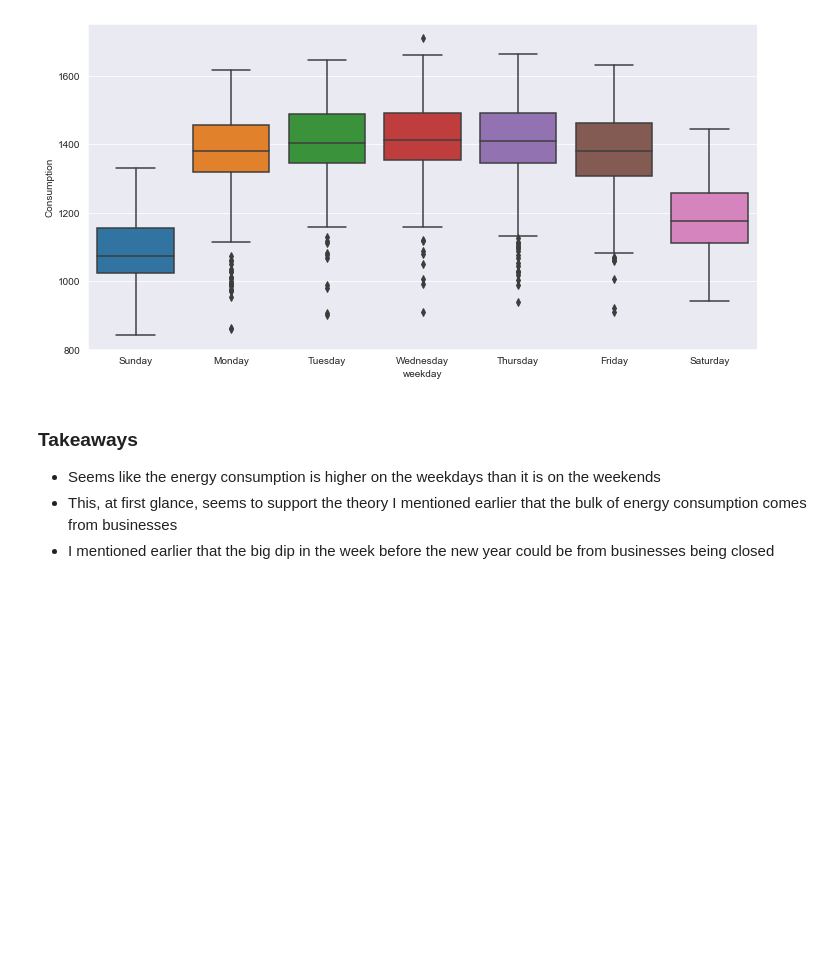
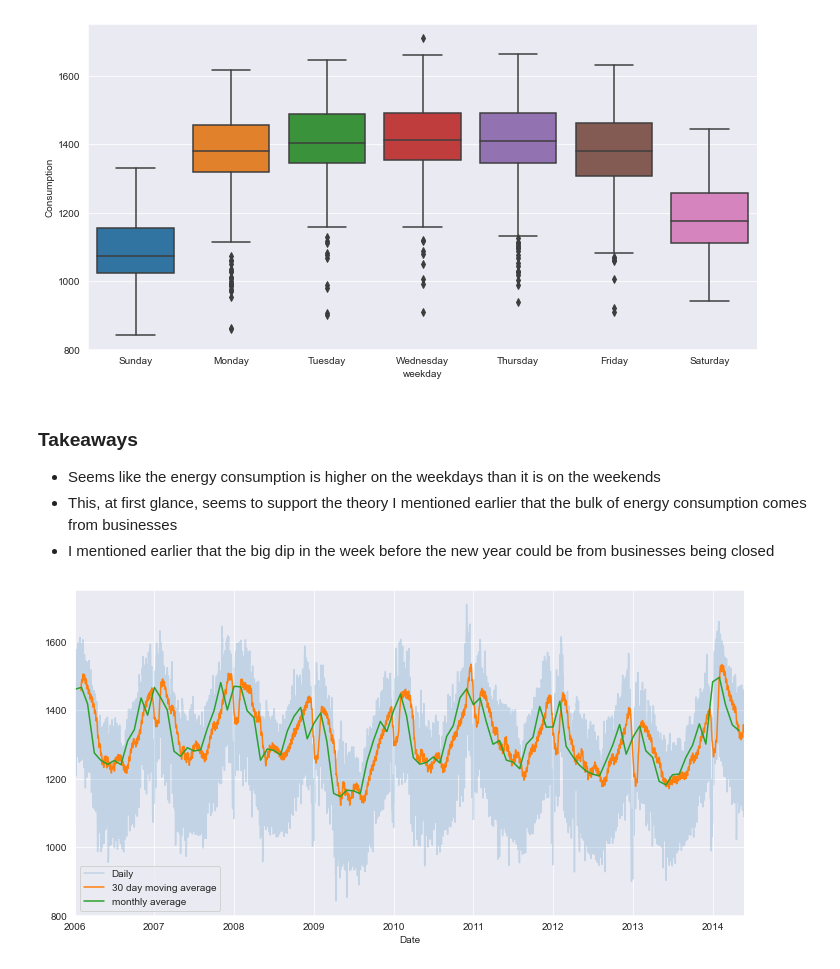
Before and after one commit to HeatherOrtegaMcMillan/time-series-exercises, a Jupyter notebook: explore.ipynb, the cells around one changed output. Saved outputs shown, nothing was run; the diff lists cells and outputs as text; code cells hidden in the pictures; blank space fills up the shorter version.

```diff
--- a/explore.ipynb
+++ b/explore.ipynb
@@ -494,3 +494,12 @@ y = train.Consumption
 - Seems like the energy consumption is higher on the weekdays than it is on the weekends
 - This, at first glance, seems to support the theory I mentioned earlier that the bulk of energy consumption comes from businesses
 - I mentioned earlier that the big dip in the week before the new year could be from businesses being closed
+# %%
+# moving average
+ax = y.resample('D').mean().plot(label='Daily', alpha=.2)
+y.resample('D').mean().rolling(30).mean().plot(ax=ax, label='30 day moving average')
+y.resample('M').mean().plot(ax=ax, label='monthly average')
+ax.legend()
+plt.show()
+# %% [output]
+[figure, added]
```
Also changed, not shown: parts of 10 cells of this notebook.
